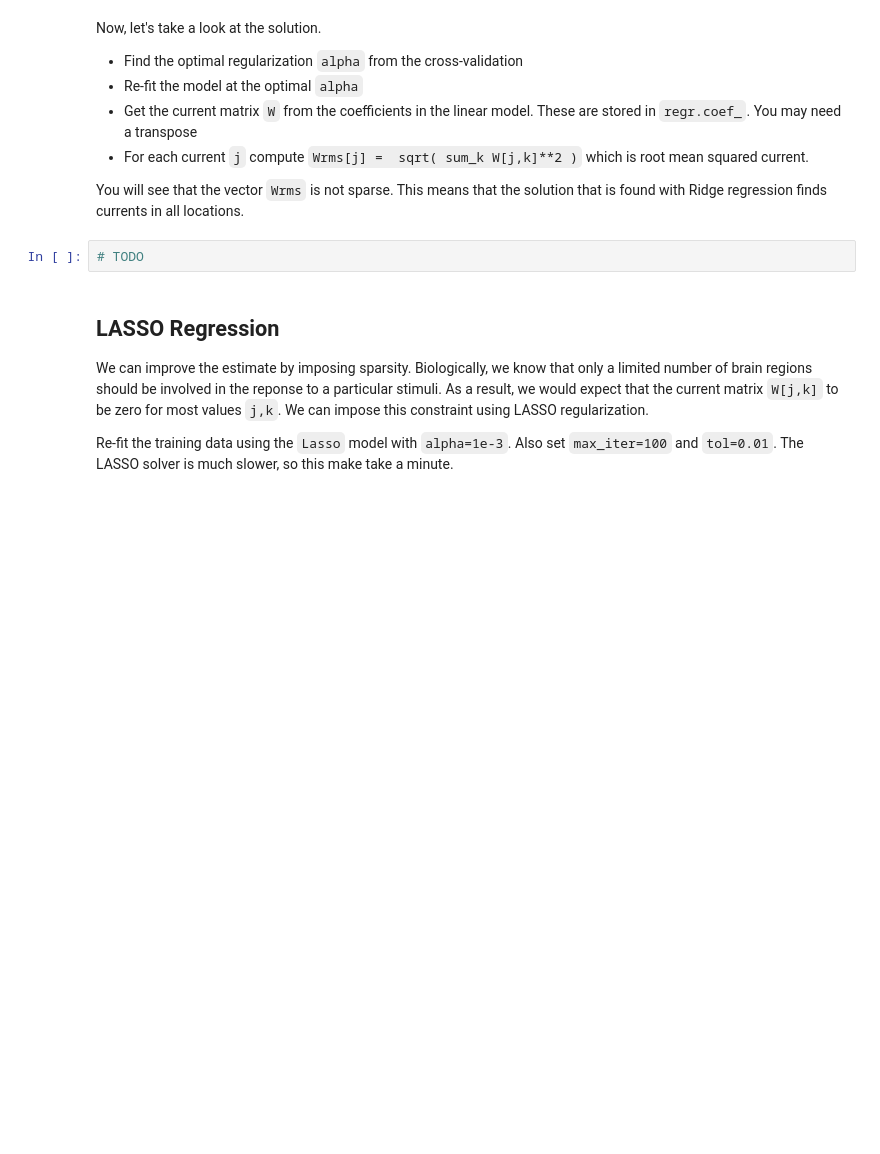
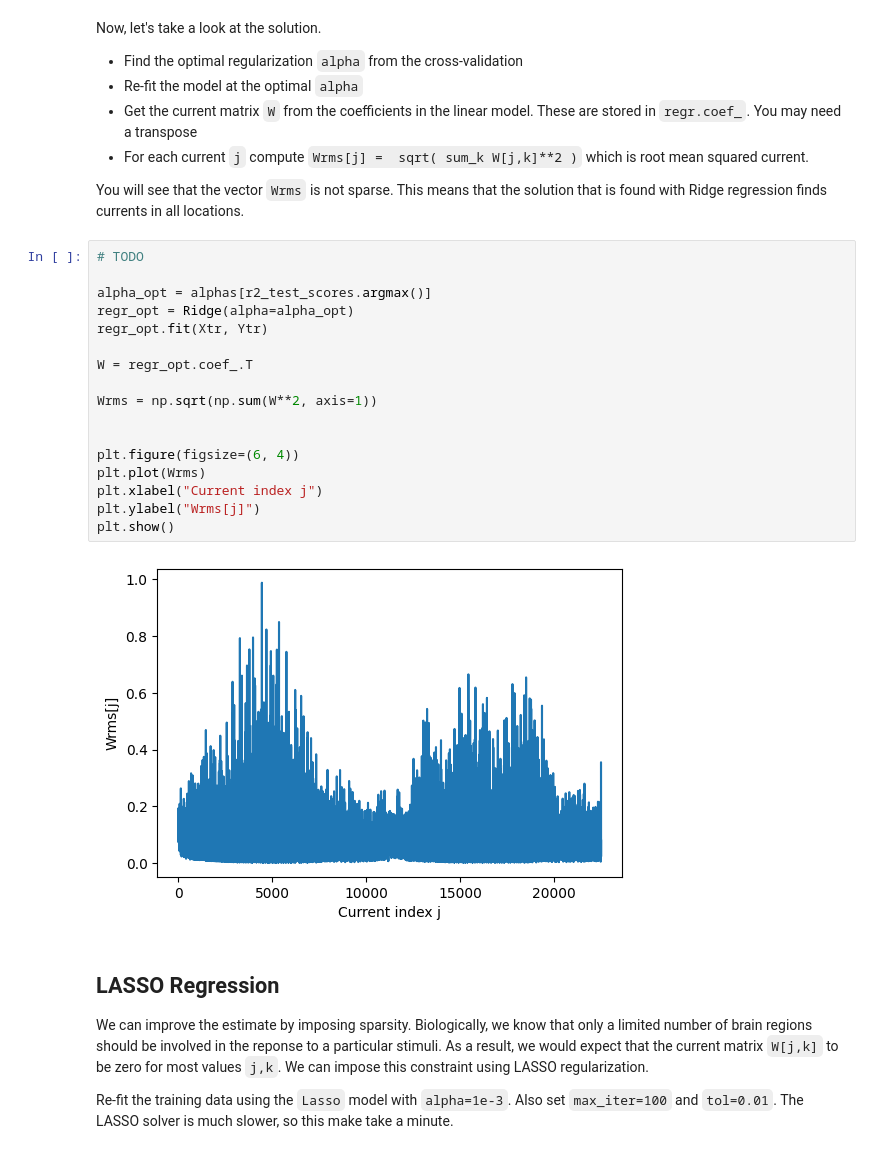
Before and after one commit to IrisLiu07311370/ML, a Jupyter notebook: unit05_lasso/lab_eeg_partial.ipynb, the cells around one changed output. Cells and saved outputs as stored; diff of their text form; blank space fills up the shorter version.

```diff
--- a/unit05_lasso/lab_eeg_partial.ipynb
+++ b/unit05_lasso/lab_eeg_partial.ipynb
@@ -162,8 +189,25 @@ Now, let's take a look at the solution.
 * For each current `j` compute `Wrms[j] =  sqrt( sum_k W[j,k]**2 )` which is root mean squared current.
 
 You will see that the vector `Wrms` is not sparse.  This means that the solution that is found with Ridge regression finds currents in all locations.
-# %%
-# TODO
+# %%
+# TODO
+
+alpha_opt = alphas[r2_test_scores.argmax()]
+regr_opt = Ridge(alpha=alpha_opt)
+regr_opt.fit(Xtr, Ytr)
+
+W = regr_opt.coef_.T
+
+Wrms = np.sqrt(np.sum(W**2, axis=1))
+
+
+plt.figure(figsize=(6, 4))
+plt.plot(Wrms)
+plt.xlabel("Current index j")
+plt.ylabel("Wrms[j]")
+plt.show()
+# %% [output]
+[figure, added]
 # %% [markdown]
 ## LASSO Regression
 
```
Also changed, not shown: parts of 8 cells of this notebook.
